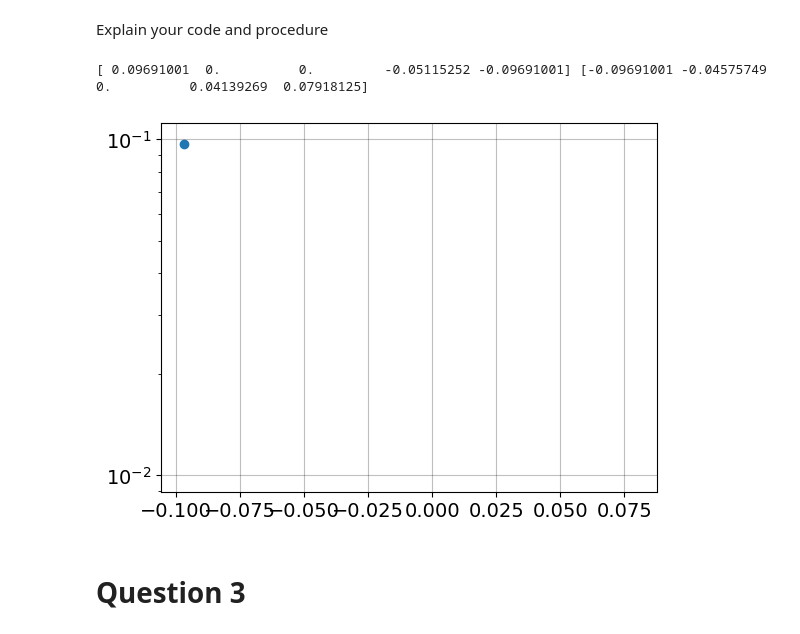
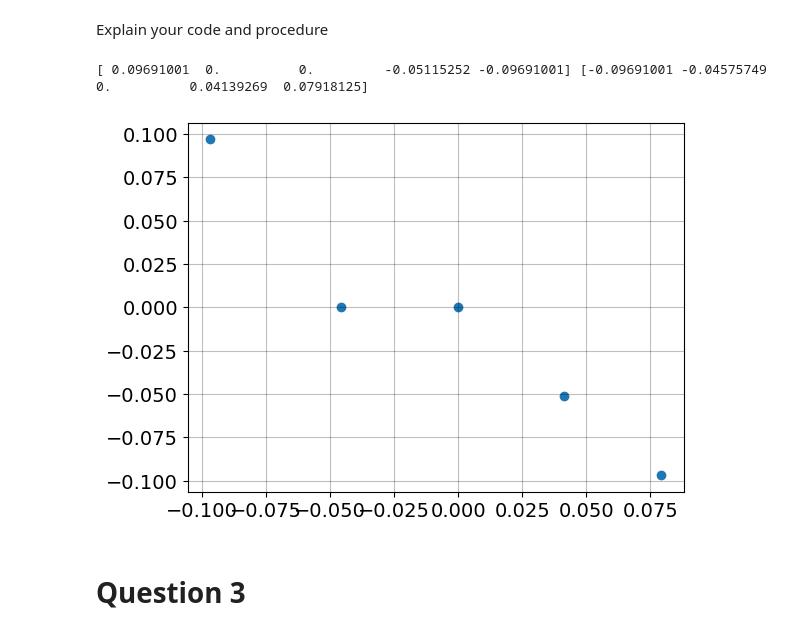
Before and after one commit to NumEconCopenhagen/projects-2023-the-best-duo, a Jupyter notebook: inauguralproject/inauguralproject.ipynb, the cells around one changed output. Drawn from its saved outputs; the diff is of its cells as text; code cells hidden in the pictures.

```diff
--- a/inauguralproject/inauguralproject.ipynb
+++ b/inauguralproject/inauguralproject.ipynb
@@ -71,28 +74,28 @@ Explain your code and procedure
 # %%
 # a. parameter reset
 model.par.alpha = 0.5
 model.par.sigma = 1.0
 model.par.wF_vec = [0.8, 0.9, 1.0, 1.1, 1.2]
 model.par.wM_vec = np.ones(len(model.par.wF_vec))
 
 # b. solve
-sol = model.solve_wF_vec(True)
+sol = model.solve_wF_vec(discrete=True)
 
 # c. log arrays
 logHF_HM = np.log10(sol.HF_vec / sol.HM_vec)
 logwF_wM = np.log10(model.par.wF_vec / model.par.wM_vec)
 
 
 print(logHF_HM, logwF_wM)
 
 
 # d. plot
-plt.yscale(value='log')
+#plt.yscale(value='log')
 plt.scatter(logwF_wM, logHF_HM)
 plt.show()
 # %% [output]
 [ 0.09691001  0.          0.         -0.05115252 -0.09691001] [-0.09691001 -0.04575749  0.          0.04139269  0.07918125]
-[figure, old version]
+[figure, new version]
 # %% [markdown]
 # Question 3
 # %% [markdown]
```
Also changed, not shown: parts of 4 cells of this notebook, 1 other file.
